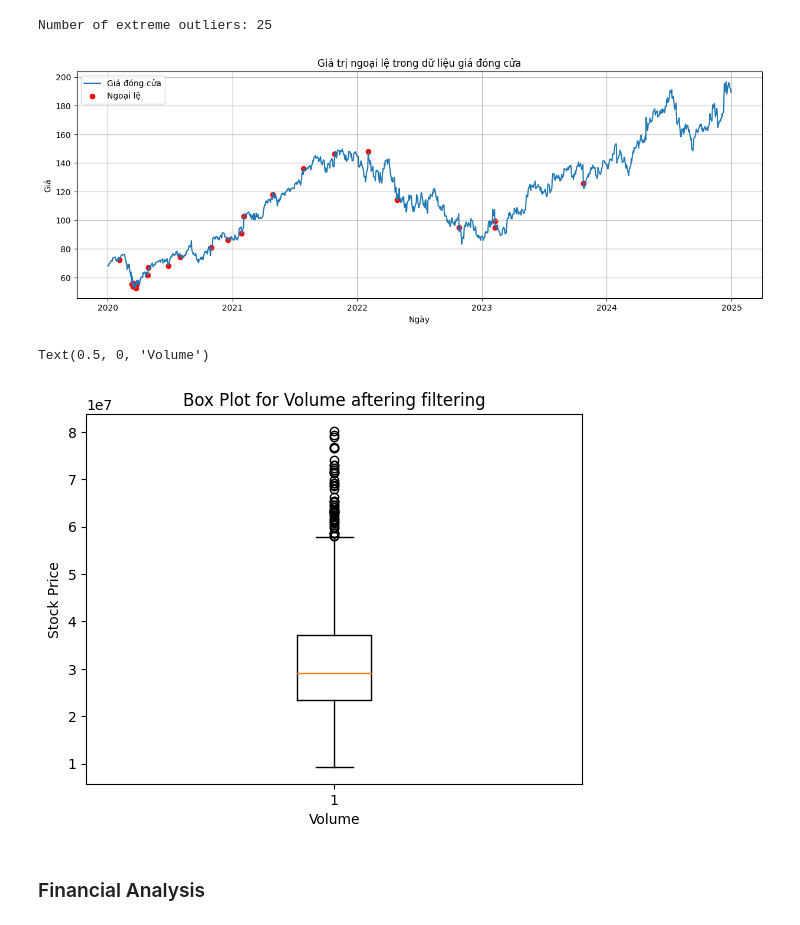
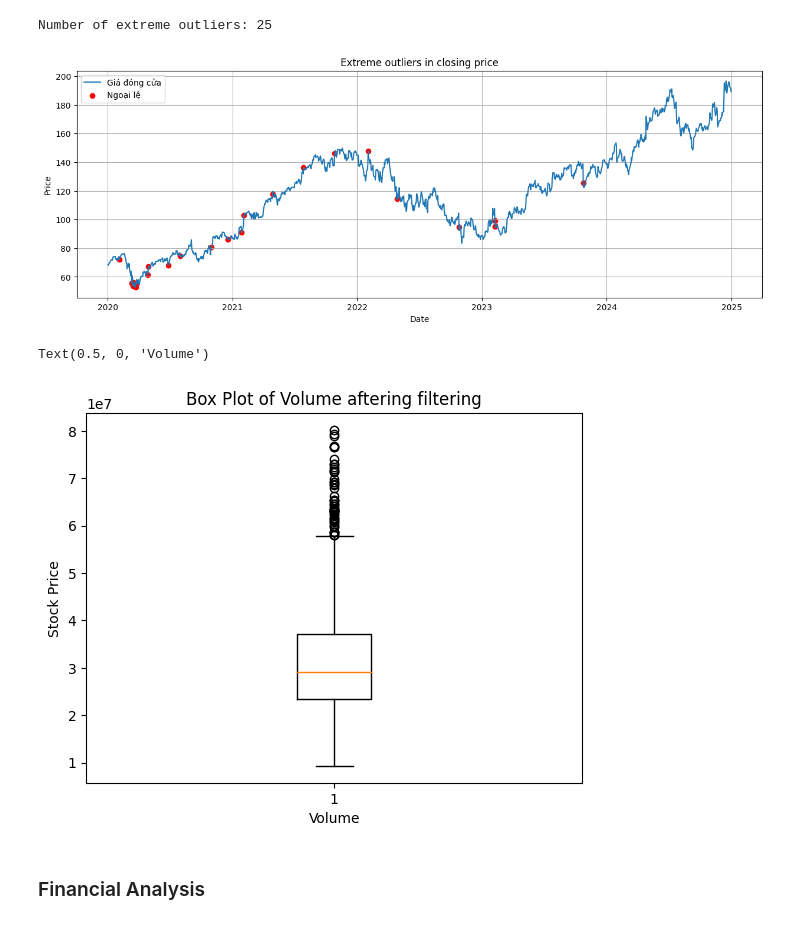
Before and after one commit to HuynhHanDong/Google-stock-analysis-and-forecasting, a Jupyter notebook: assignment.ipynb, the cells around one changed output. Cells and saved outputs as stored; diff of their text form; code cells hidden in the pictures.

```diff
--- a/assignment.ipynb
+++ b/assignment.ipynb
@@ -194,26 +188,26 @@ Number of extreme outliers: 25
 plt.figure(figsize=(15, 5))
 plt.plot(google['Date'], google['Close'], label='Giá đóng cửa')
 plt.scatter(extreme_outliers['Date'], extreme_outliers['Close'], color='red', label='Ngoại lệ')
-plt.title('Giá trị ngoại lệ trong dữ liệu giá đóng cửa')
-plt.xlabel('Ngày')
-plt.ylabel('Giá')
+plt.title('Extreme outliers in closing price')
+plt.xlabel('Date')
+plt.ylabel('Price')
 plt.legend()
 plt.grid()
 plt.show()
 # %% [output]
-[figure, old version]
+[figure, new version]
 # %%
 # Removing extreme outliers
 google = google[google["Volume"] <= (upper_bound + 1.5 * IQR)]
 
 # Visualize distribution of Volume aftering filtering
 plt.boxplot(x=google['Volume'])
-plt.title("Box Plot for Volume aftering filtering")
+plt.title("Box Plot of Volume aftering filtering")
 plt.ylabel("Stock Price")
 plt.xlabel('Volume')
 # %% [output]
 Text(0.5, 0, 'Volume')
-[figure, old version]
+[figure, new version]
 # %% [markdown]
 ### Financial Analysis
 # %%
```
Also changed, not shown: parts of 46 cells of this notebook, 7 other files.
